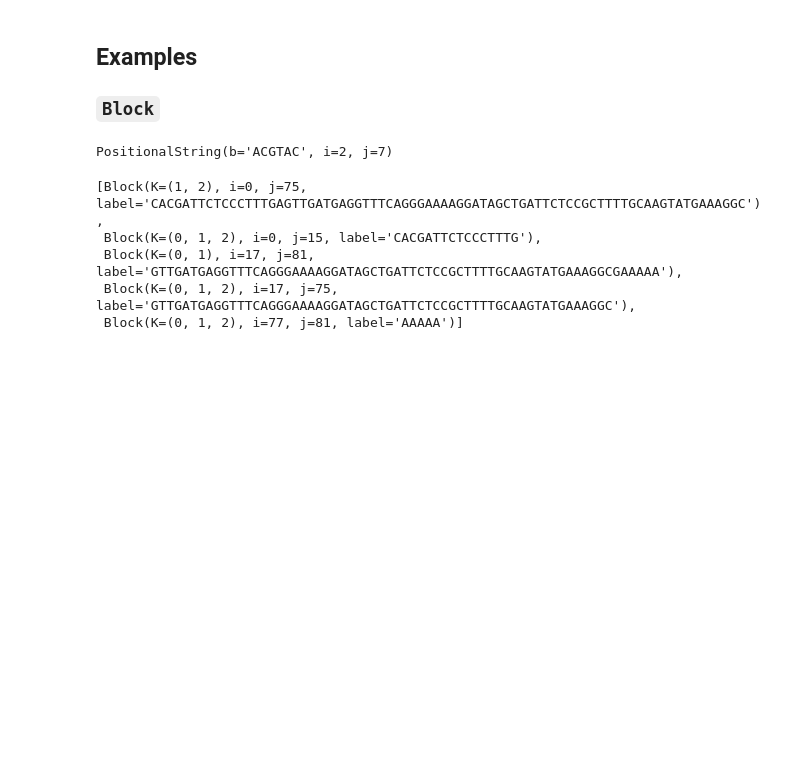
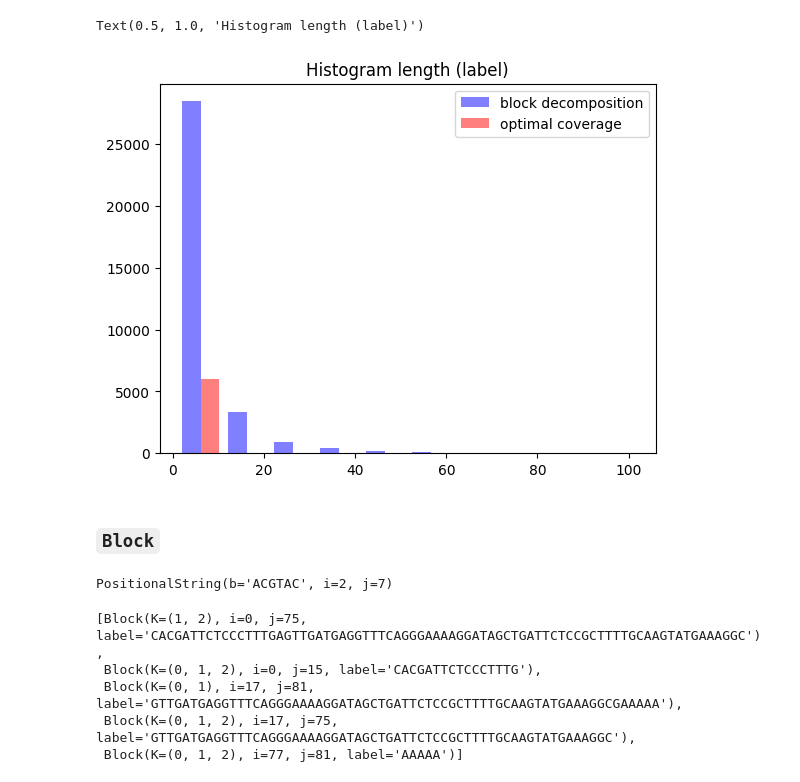
Before and after one commit to AlgoLab/pangeblocks, a Jupyter notebook: notebooks/Block-decomposition.ipynb, the cells around one changed output. Drawn from its saved outputs; the diff is of its cells as text; code cells hidden in the pictures; blank space fills up the shorter version.

```diff
--- a/notebooks/Block-decomposition.ipynb
+++ b/notebooks/Block-decomposition.ipynb
@@ -9,5 +41,12 @@ if module_path not in sys.path:
+# %%
+import matplotlib.pyplot as plt
+plt.hist([lens_blocks, lens_blocks_oc], color = ["b","r"], alpha=0.5,)
+plt.legend(["block decomposition","optimal coverage"])
+plt.title("Histogram length (label)")
+# %% [output]
+Text(0.5, 1.0, 'Histogram length (label)')
+[figure, added]
 # %% [markdown]
-## Examples
 
 ### `Block`
 # %%
```
Also changed, not shown: parts of 3 cells of this notebook, 3 other files.
